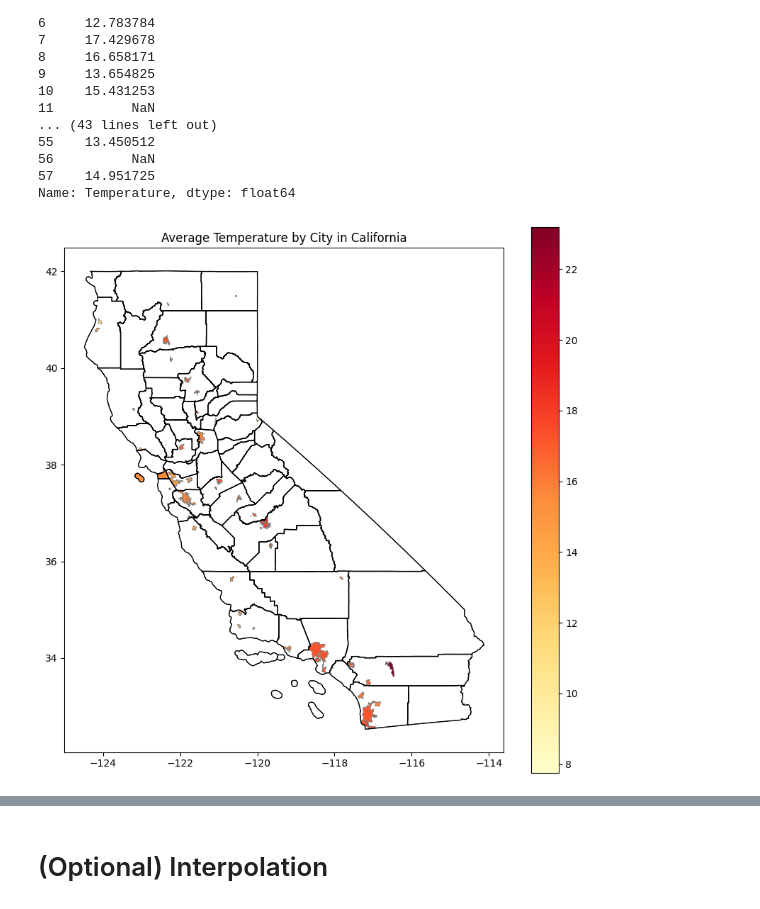
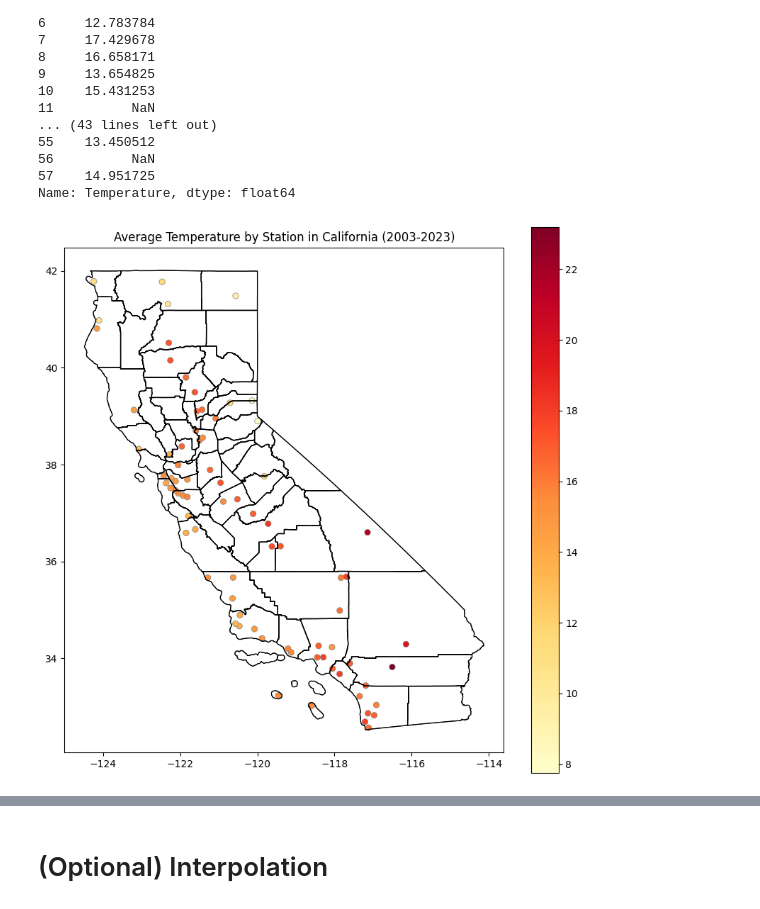
Before and after one commit to lizbethkr/PHIT-Project-1, a Jupyter notebook: notebooks/spatial_analysis.ipynb, the cells around one changed output, grey strips where cells are left out. Drawn from its saved outputs; the diff is of its cells as text; code cells hidden in the pictures.

Commit message:
Changed map to show individual station averages

```diff
--- a/notebooks/spatial_analysis.ipynb
+++ b/notebooks/spatial_analysis.ipynb
@@ -70,3 +72,7 @@ CA_stations_gdf = gpd.GeoDataFrame(CA_stations,geometry=geometry,crs='EPSG:4326'
+# %%
+station_avg_temp = CA_stations_gdf.groupby('Station_ID')['Temperature'].mean().reset_index()
+CA_stations_avg_gdf = CA_stations_gdf.drop_duplicates(subset='Station_ID')
+CA_stations_avg_gdf = CA_stations_avg_gdf.merge(station_avg_temp, on='Station_ID',suffixes=('','_avg'))
 # %% [markdown]
 # Merge Data
 # %% [markdown]
@@ -113,14 +119,14 @@ Name: Temperature, dtype: float64
 # %%
 import matplotlib.pyplot as plt
 
 fig, ax = plt.subplots(1, 1, figsize=(10, 10))
 county_gdf.boundary.plot(ax=ax, linewidth=1, color='black', label='County Boundaries')
 county_gdf.boundary.plot(ax=ax,linewidth=0.5,color='black')
-gdf_places.plot(column='Temperature', cmap='YlOrRd', linewidth=0.5, ax=ax, edgecolor='0.5', legend=True)
-ax.set_title('Average Temperature by City in California')
+CA_stations_avg_gdf.plot(column='Temperature_avg', cmap='YlOrRd', linewidth=0.5, ax=ax, edgecolor='0.5', legend=True)
+ax.set_title('Average Temperature by Station in California (2003-2023)')
 plt.show()
 # %% [output]
-[figure, old version]
+[figure, new version]
 # %%
 CA_stations.tail()
 # %% [output]
```
Also changed, not shown: parts of 1 cell of this notebook.
